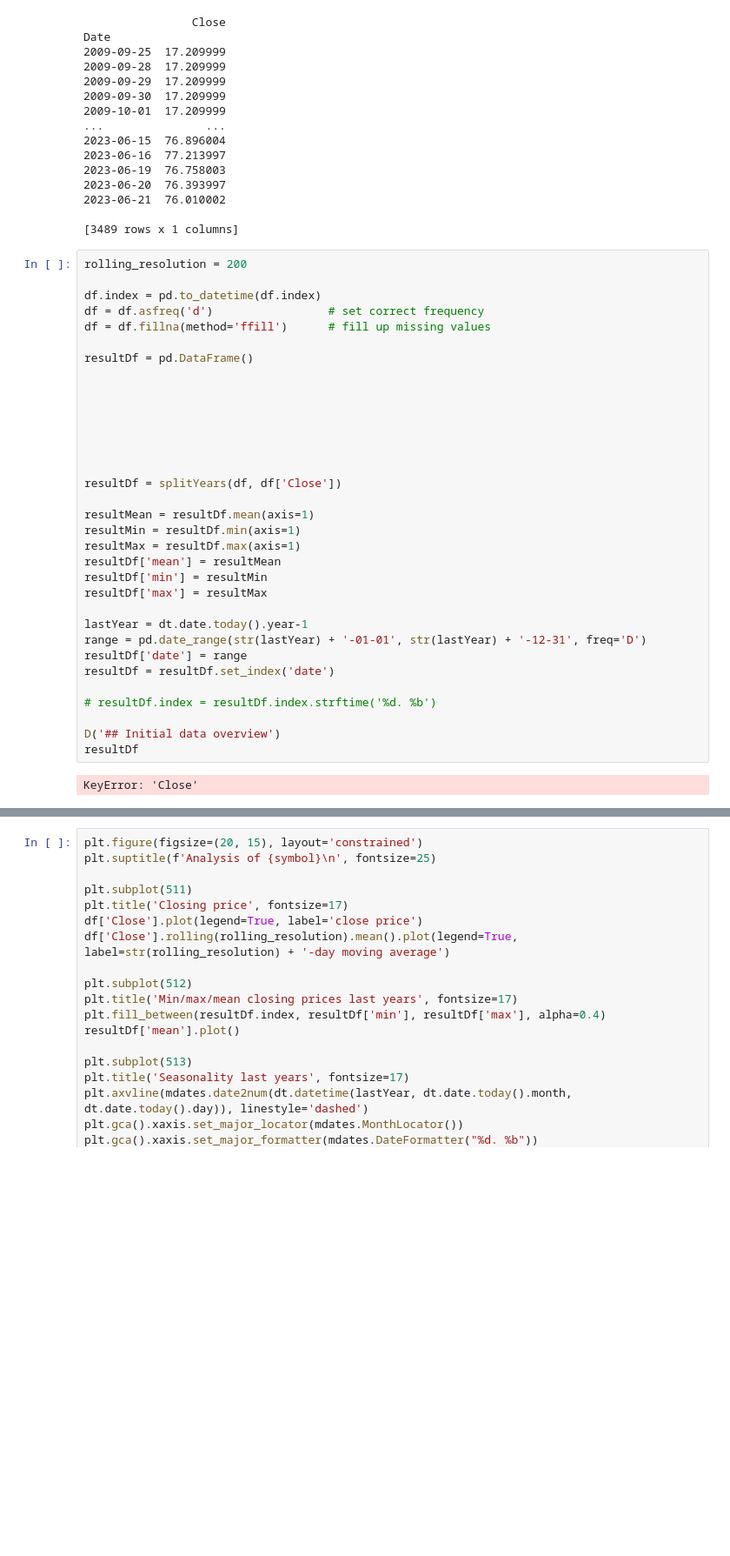
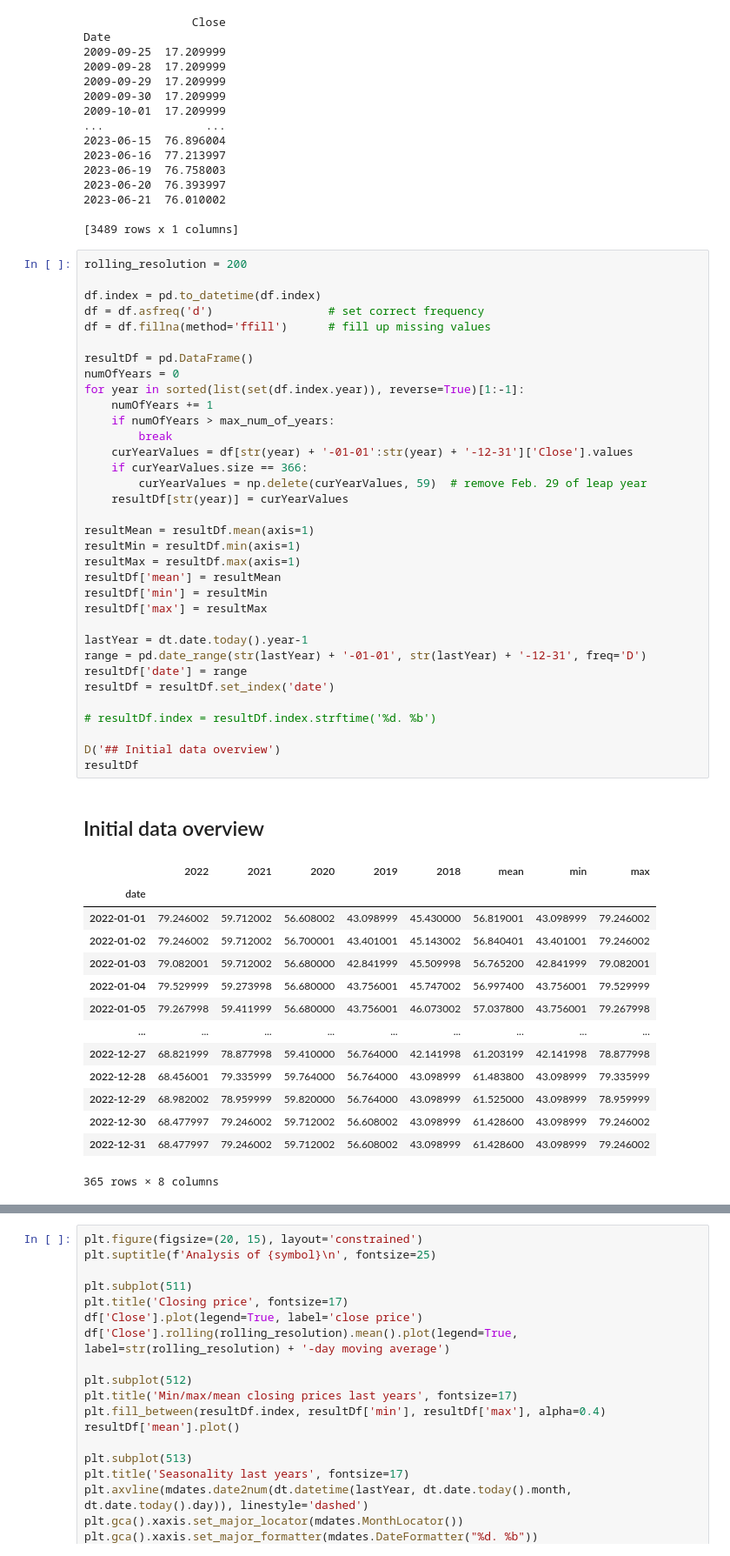
Before and after one commit to marco-sorich/FinSea, a Jupyter notebook: seasonality.ipynb, the cells around one changed output, grey strips where cells are left out. Shown at 87% size. Cells and saved outputs as stored; diff of their text form; blank space fills up the shorter version.

```diff
--- a/seasonality.ipynb
+++ b/seasonality.ipynb
@@ -132,38 +117,53 @@ Date
 # %%
 rolling_resolution = 200
 
 df.index = pd.to_datetime(df.index)
 df = df.asfreq('d')                 # set correct frequency
 df = df.fillna(method='ffill')      # fill up missing values
 
 resultDf = pd.DataFrame()
-
-
-
-
-
-
-
-resultDf = splitYears(df, df['Close'])
+numOfYears = 0
+for year in sorted(list(set(df.index.year)), reverse=True)[1:-1]:
+    numOfYears += 1
+    if numOfYears > max_num_of_years:
+        break
+    curYearValues = df[str(year) + '-01-01':str(year) + '-12-31']['Close'].values
+    if curYearValues.size == 366:
+        curYearValues = np.delete(curYearValues, 59)  # remove Feb. 29 of leap year
+    resultDf[str(year)] = curYearValues
 
 resultMean = resultDf.mean(axis=1)
 resultMin = resultDf.min(axis=1)
 resultMax = resultDf.max(axis=1)
 resultDf['mean'] = resultMean
 resultDf['min'] = resultMin
 resultDf['max'] = resultMax
 
 lastYear = dt.date.today().year-1
 range = pd.date_range(str(lastYear) + '-01-01', str(lastYear) + '-12-31', freq='D')
 resultDf['date'] = range
 resultDf = resultDf.set_index('date')
 
 # resultDf.index = resultDf.index.strftime('%d. %b')
 
 D('## Initial data overview')
 resultDf
 # %% [output]
+## Initial data overview
+|  | 2022 | 2021 | 2020 | 2019 | 2018 | mean | min | max |
+| date |  |  |  |  |  |  |  |  |
+| 2022-01-01 | 79.246002 | 59.712002 | 56.608002 | 43.098999 | 45.430000 | 56.819001 | 43.098999 | 79.246002 |
+| 2022-01-02 | 79.246002 | 59.712002 | 56.700001 | 43.401001 | 45.143002 | 56.840401 | 43.401001 | 79.246002 |
+| 2022-01-03 | 79.082001 | 59.712002 | 56.680000 | 42.841999 | 45.509998 | 56.765200 | 42.841999 | 79.082001 |
+| 2022-01-04 | 79.529999 | 59.273998 | 56.680000 | 43.756001 | 45.747002 | 56.997400 | 43.756001 | 79.529999 |
+| 2022-01-05 | 79.267998 | 59.411999 | 56.680000 | 43.756001 | 46.073002 | 57.037800 | 43.756001 | 79.267998 |
+| ... | ... | ... | ... | ... | ... | ... | ... | ... |
+| 2022-12-27 | 68.821999 | 78.877998 | 59.410000 | 56.764000 | 42.141998 | 61.203199 | 42.141998 | 78.877998 |
+| 2022-12-28 | 68.456001 | 79.335999 | 59.764000 | 56.764000 | 43.098999 | 61.483800 | 43.098999 | 79.335999 |
+| 2022-12-29 | 68.982002 | 78.959999 | 59.820000 | 56.764000 | 43.098999 | 61.525000 | 43.098999 | 78.959999 |
+| 2022-12-30 | 68.477997 | 79.246002 | 59.712002 | 56.608002 | 43.098999 | 61.428600 | 43.098999 | 79.246002 |
+| 2022-12-31 | 68.477997 | 79.246002 | 59.712002 | 56.608002 | 43.098999 | 61.428600 | 43.098999 | 79.246002 |
-KeyError: 'Close'
+365 rows × 8 columns
 # %%
 decompose = MSTL(df['Close'], periods=365)
 decompose = decompose.fit()
```
Also changed, not shown: parts of 2 cells of this notebook.
